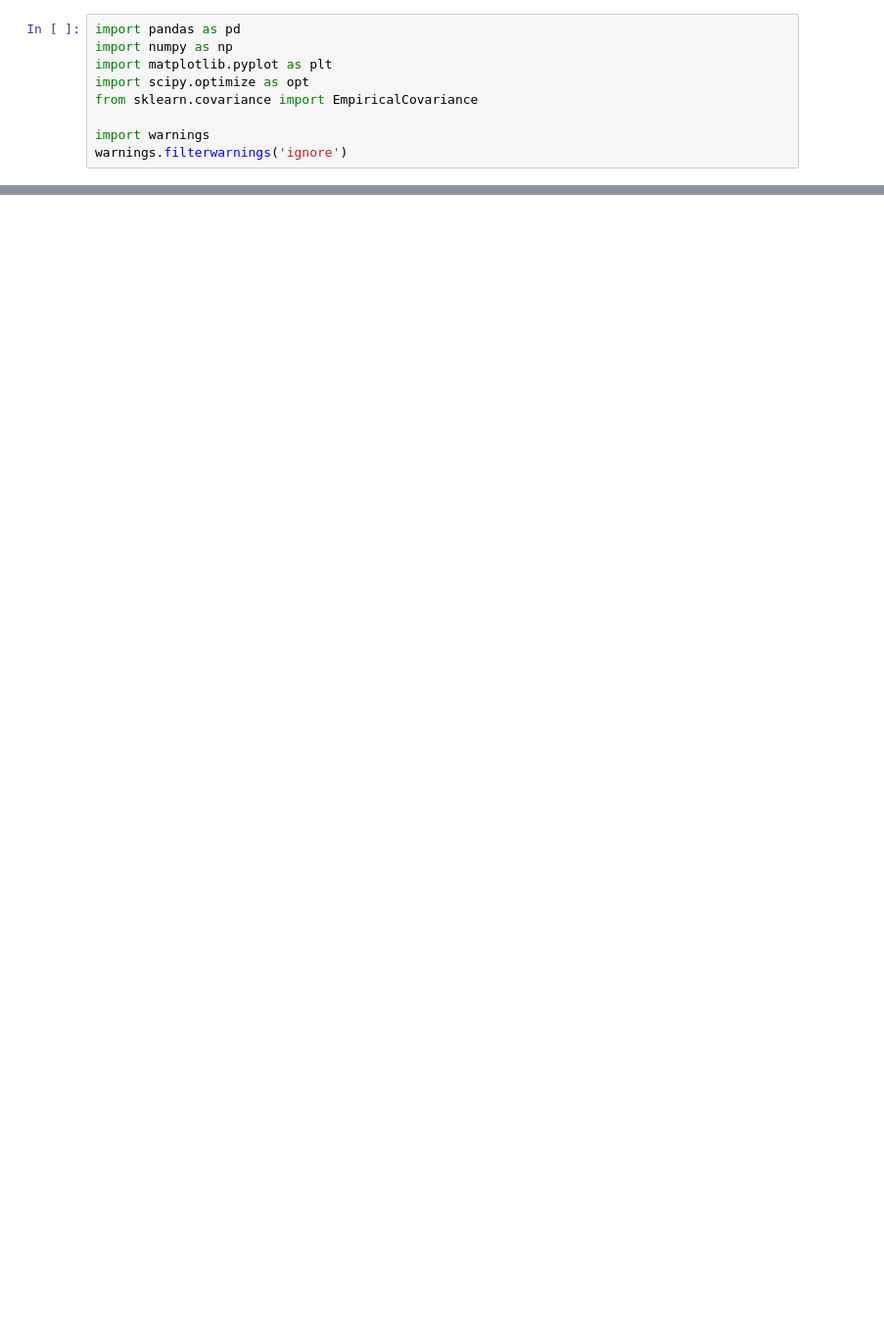
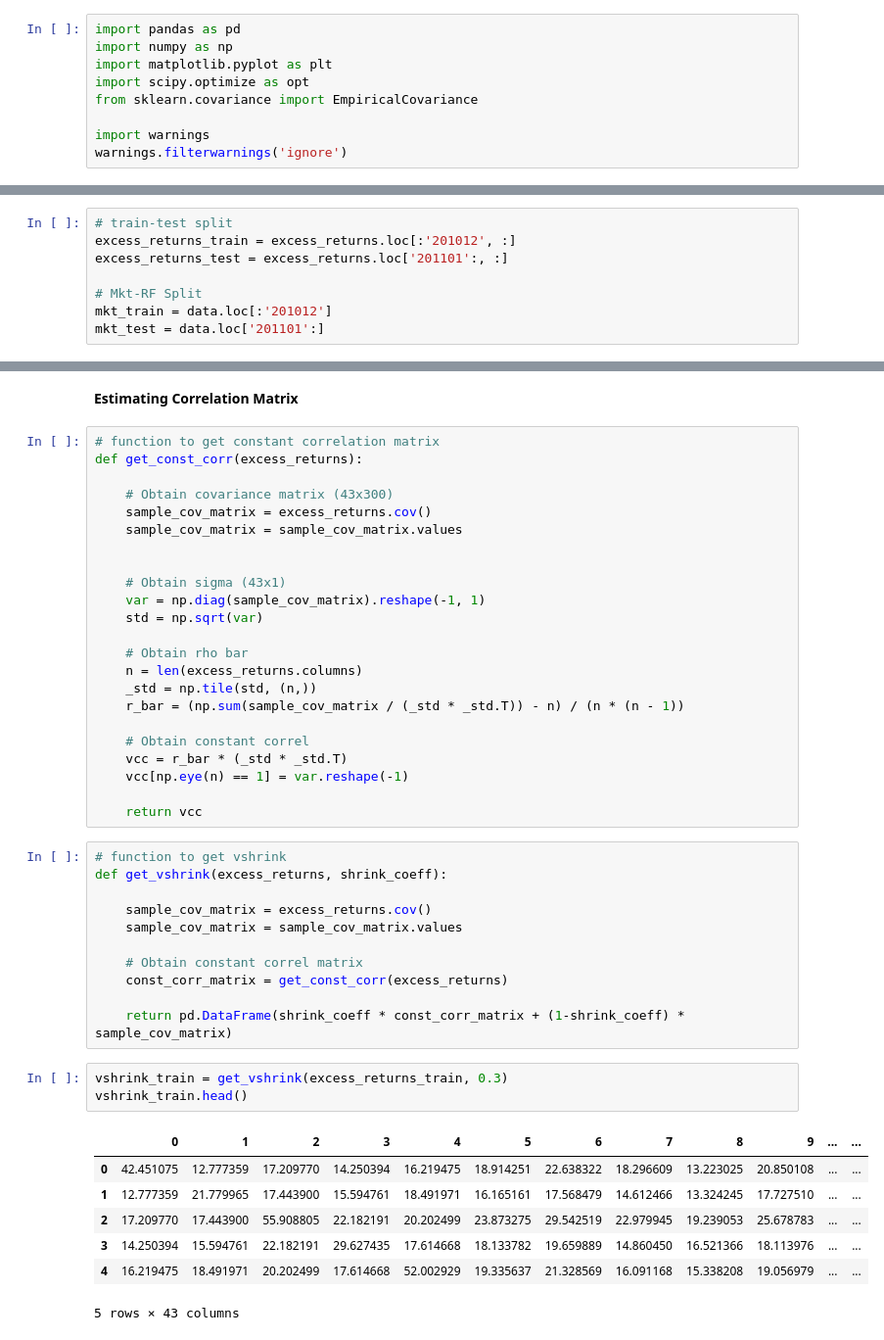
Before and after one commit to mevin-singh/DBA-3713, a Jupyter notebook: GP_G1.ipynb, the cells around one changed output, grey strips where cells are left out. Shown: that part at 98% size. Drawn from its saved outputs; the diff is of its cells as text; blank space fills up the shorter version.

```diff
--- a/GP_G1.ipynb
+++ b/GP_G1.ipynb
@@ -437,0 +311,8 @@ performance_table_train
+# %%
+# train-test split
+excess_returns_train = excess_returns.loc[:'201012', :]
+excess_returns_test = excess_returns.loc['201101':, :]
+
+# Mkt-RF Split
+mkt_train = data.loc[:'201012']
+mkt_test = data.loc['201101':]
@@ -437,0 +387,47 @@ performance_table_train
+# %% [markdown]
+**Estimating Correlation Matrix**
+# %%
+# function to get constant correlation matrix
+def get_const_corr(excess_returns):
+
+    # Obtain covariance matrix (43x300)
+    sample_cov_matrix = excess_returns.cov()
+    sample_cov_matrix = sample_cov_matrix.values
+
+
+    # Obtain sigma (43x1)
+    var = np.diag(sample_cov_matrix).reshape(-1, 1)
+    std = np.sqrt(var)
+
+    # Obtain rho bar
+    n = len(excess_returns.columns)
+    _std = np.tile(std, (n,))
+    r_bar = (np.sum(sample_cov_matrix / (_std * _std.T)) - n) / (n * (n - 1))
+
+    # Obtain constant correl
+    vcc = r_bar * (_std * _std.T)
+    vcc[np.eye(n) == 1] = var.reshape(-1)
+
+    return vcc
+# %%
+# function to get vshrink
+def get_vshrink(excess_returns, shrink_coeff):
+
+    sample_cov_matrix = excess_returns.cov()
+    sample_cov_matrix = sample_cov_matrix.values
+
+    # Obtain constant correl matrix
+    const_corr_matrix = get_const_corr(excess_returns)
+
+    return pd.DataFrame(shrink_coeff * const_corr_matrix + (1-shrink_coeff) * sample_cov_matrix)
+# %%
+vshrink_train = get_vshrink(excess_returns_train, 0.3)
+vshrink_train.head()
+# %% [output]
+|  | 0 | 1 | 2 | 3 | 4 | 5 | 6 | 7 | 8 | 9 | ... | ... |
+| 0 | 42.451075 | 12.777359 | 17.209770 | 14.250394 | 16.219475 | 18.914251 | 22.638322 | 18.296609 | 13.223025 | 20.850108 | ... | ... |
+| 1 | 12.777359 | 21.779965 | 17.443900 | 15.594761 | 18.491971 | 16.165161 | 17.568479 | 14.612466 | 13.324245 | 17.727510 | ... | ... |
+| 2 | 17.209770 | 17.443900 | 55.908805 | 22.182191 | 20.202499 | 23.873275 | 29.542519 | 22.979945 | 19.239053 | 25.678783 | ... | ... |
+| 3 | 14.250394 | 15.594761 | 22.182191 | 29.627435 | 17.614668 | 18.133782 | 19.659889 | 14.860450 | 16.521366 | 18.113976 | ... | ... |
+| 4 | 16.219475 | 18.491971 | 20.202499 | 17.614668 | 52.002929 | 19.335637 | 21.328569 | 16.091168 | 15.338208 | 19.056979 | ... | ... |
+5 rows × 43 columns
```
Also changed, not shown: parts of 86 cells of this notebook.
